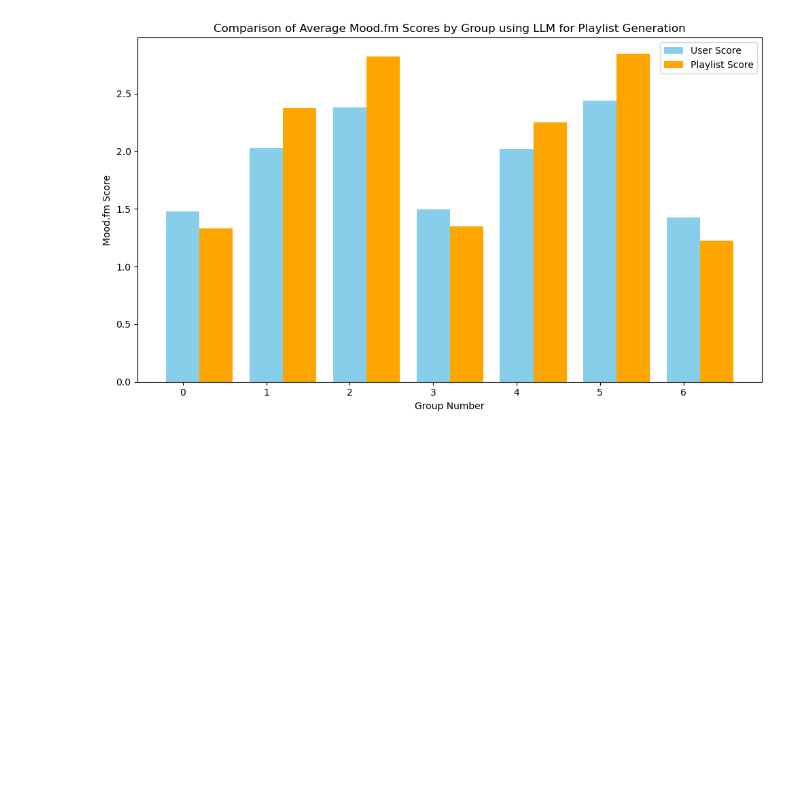
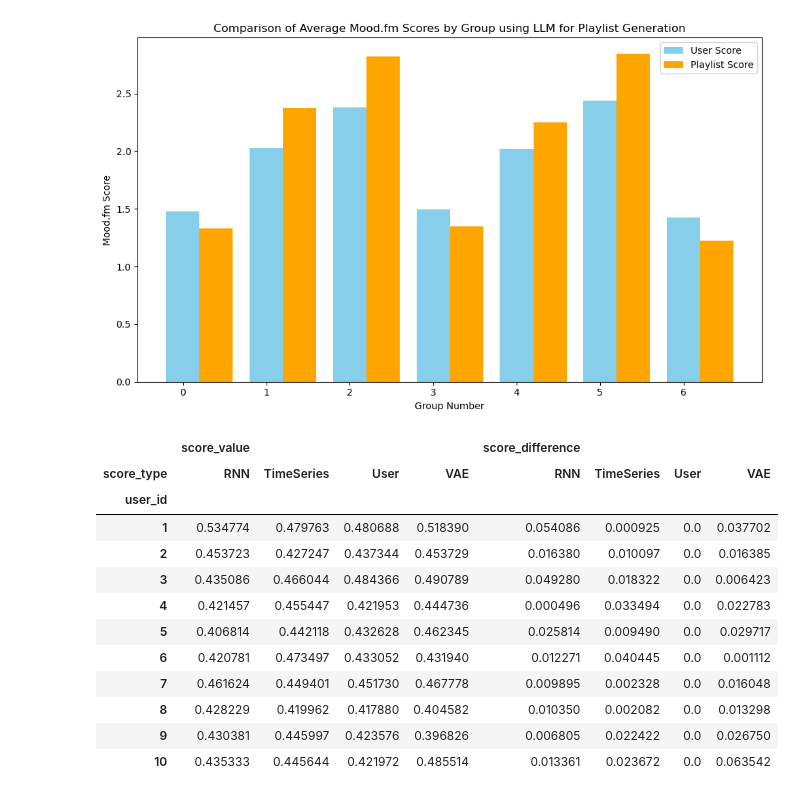
Before and after one commit to shreyash2106/CS573_Final_Project, a Jupyter notebook: src/eval/eval.ipynb, the cells around one changed output. Drawn from its saved outputs; the diff is of its cells as text; code cells hidden in the pictures; blank space fills up the shorter version.

```diff
--- a/src/eval/eval.ipynb
+++ b/src/eval/eval.ipynb
@@ -418,4 +408,0 @@ plot_score_comparison(results, algorithm="RNN")
-# %%
-playlist_json_path = "../VAE/vae_recommendations/vae_recommendations.json"
-results = evaluate_moodfm_scores(user_csv_folder_path, playlist_json_path)
-plot_score_comparison(results, algorithm="VAE")
@@ -424,4 +408,0 @@ plot_score_comparison(results, algorithm="VAE")
-# %%
-playlist_json_path = "../timeseries/generated_playlists.json"
-results = evaluate_moodfm_scores(user_csv_folder_path, playlist_json_path)
-plot_score_comparison(results, algorithm="TimeSeries")
@@ -507,0 +597,17 @@ plot_group_averages(llm_results)
+# %%
+score_table_nollm = score_table.set_index(["user_id", "score_type"]).unstack(1)
+score_table_nollm
+# %% [output]
+|  | score_value |  |  |  | score_difference |  |  |  |
+| score_type | RNN | TimeSeries | User | VAE | RNN | TimeSeries | User | VAE |
+| user_id |  |  |  |  |  |  |  |  |
+| 1 | 0.534774 | 0.479763 | 0.480688 | 0.518390 | 0.054086 | 0.000925 | 0.0 | 0.037702 |
+| 2 | 0.453723 | 0.427247 | 0.437344 | 0.453729 | 0.016380 | 0.010097 | 0.0 | 0.016385 |
+| 3 | 0.435086 | 0.466044 | 0.484366 | 0.490789 | 0.049280 | 0.018322 | 0.0 | 0.006423 |
+| 4 | 0.421457 | 0.455447 | 0.421953 | 0.444736 | 0.000496 | 0.033494 | 0.0 | 0.022783 |
+| 5 | 0.406814 | 0.442118 | 0.432628 | 0.462345 | 0.025814 | 0.009490 | 0.0 | 0.029717 |
+| 6 | 0.420781 | 0.473497 | 0.433052 | 0.431940 | 0.012271 | 0.040445 | 0.0 | 0.001112 |
+| 7 | 0.461624 | 0.449401 | 0.451730 | 0.467778 | 0.009895 | 0.002328 | 0.0 | 0.016048 |
+| 8 | 0.428229 | 0.419962 | 0.417880 | 0.404582 | 0.010350 | 0.002082 | 0.0 | 0.013298 |
+| 9 | 0.430381 | 0.445997 | 0.423576 | 0.396826 | 0.006805 | 0.022422 | 0.0 | 0.026750 |
+| 10 | 0.435333 | 0.445644 | 0.421972 | 0.485514 | 0.013361 | 0.023672 | 0.0 | 0.063542 |
```
Also changed, not shown: parts of 7 cells of this notebook.
